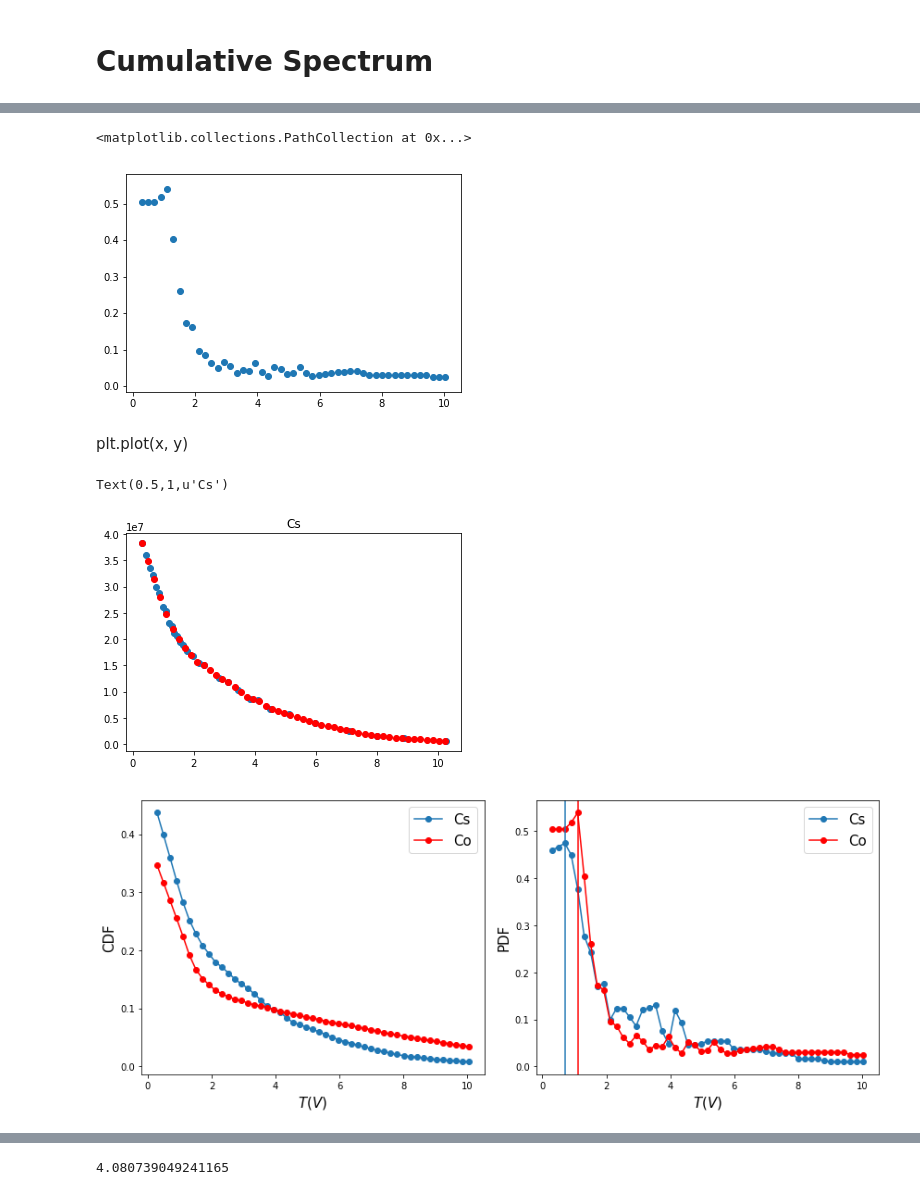
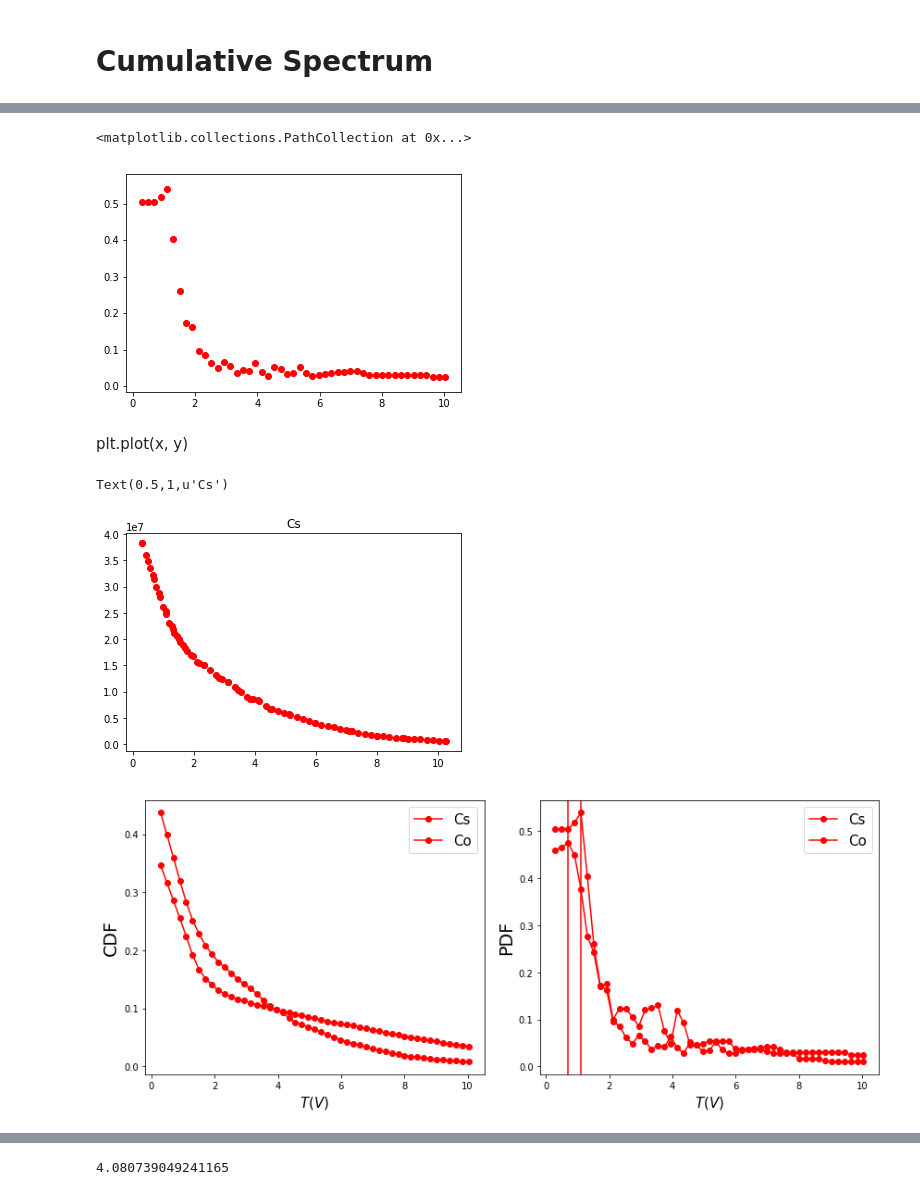
Before and after one commit to LasDes/TP4_Muons, a Jupyter notebook: calculations.ipynb, the cells around one changed output, grey strips where cells are left out. Cells and saved outputs as stored; diff of their text form; code cells hidden in the pictures.

```diff
--- a/calculations.ipynb
+++ b/calculations.ipynb
@@ -6,3 +1,19 @@ from scipy.optimize import curve_fit
+# %%
+import numpy as np
+import matplotlib.pyplot as plt
+from cycler import cycler
+from scipy.constants import *
+from scipy.optimize import curve_fit
+from uncertainties import ufloat
+plt.rc('axes', prop_cycle=(cycler('color', list('rbgm')) +
+                           cycler('linestyle', ['-', '-.', ':', '--'])))
+
+def preetyPlot(ax):
+    [tick.label.set_fontsize(19) for tick in ax.xaxis.get_major_ticks()]
+    [tick.label.set_fontsize(19) for tick in ax.yaxis.get_major_ticks()]
+    ax.set_xlabel('$t(\mu s)$', fontsize=20)
+    ax.set_ylabel('Number of events', fontsize=20)
+    plt.legend(loc=0, fontsize=19)
 # %% [markdown]
 From Wikipedia, the Bethe-Bloch formula is given by
 $$- \left\langle\frac{dE}{dx}\right\rangle = \frac{4 \pi}{m_e c^2} \frac{nz^2}{\beta^2}\left(\frac{e^2}{4\pi\varepsilon_0}\right)^2 \left[\ln \left(\frac{2m_e c^2 \beta^2}{I  (1-\beta^2)}\right) - \beta^2\right]$$
@@ -255,7 +266,7 @@ Text(0.5,1,u'Co')
 plt.scatter(x, y)
 # %% [output]
 <matplotlib.collections.PathCollection at 0x...>
-[figure, old version]
+[figure, new version]
 # %% [markdown]
 plt.plot(x, y)
 # %%
@@ -264,29 +275,29 @@ x_Cs, ysp_Cs, y_Cs = decumulate_measured_spectrum(raw_data_Cs, 'linear')
 plt.title('Cs')
 # %% [output]
 Text(0.5,1,u'Cs')
-[figure, old version]
+[figure, new version]
 # %%
 fig, ax = plt.subplots(1,2, figsize=(12,5))
 
 ax[0].plot(x_Cs, ysp_Cs, 'o-', label = 'Cs')
 ax[0].plot(x, ysp, 'or-', label = 'Co')
 ax[1].plot(x_Cs, y_Cs, 'o-', label = 'Cs')
 ax[1].plot(x, y, 'or-', label = 'Co')
 th_Co, = x[y==max(y)]
 ax[1].axvline(th_Co, c = 'r')
 th_Cs, = x_Cs[y_Cs==max(y_Cs)]
 ax[1].axvline(th_Cs, c = 'C0')
 
 [a.set_xlabel('$T (V)$', fontsize =15) for a in ax]
-ax[0].set_ylabel('CDF', fontsize=15)
-ax[1].set_ylabel('PDF', fontsize=15)
+ax[0].set_ylabel('CDF', fontsize=19)
+ax[1].set_ylabel('PDF', fontsize=19)
 
 [a.legend(fontsize = 15) for a in ax]
 plt.tight_layout()
 plt.gcf()
 plt.savefig('th_calibration.png', dpi = 300)
 # %% [output]
-[figure, old version]
+[figure, new version]
 # %%
 energies = [gamma_Cs[1], gamma_Co[0]]
 print energies
```
Also changed, not shown: parts of 38 cells of this notebook, 22 other files.
